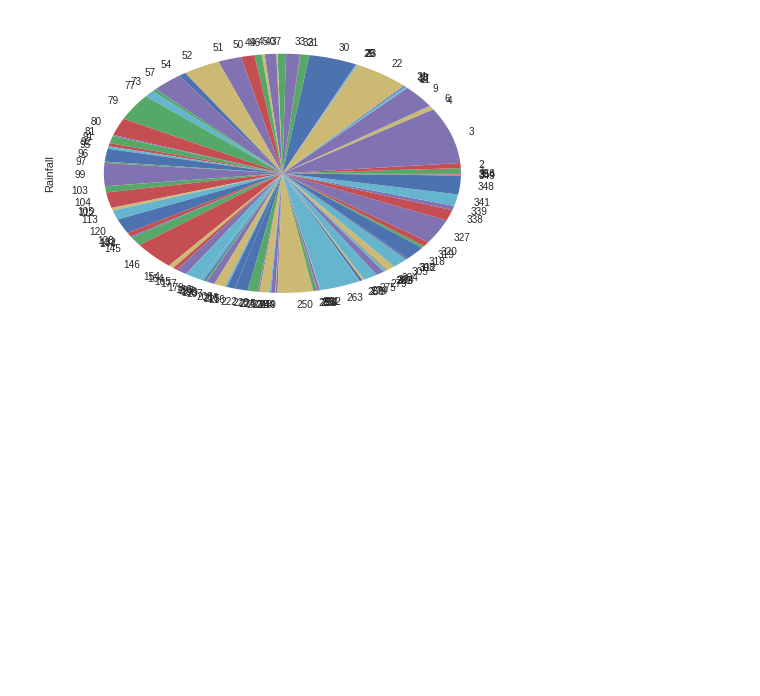
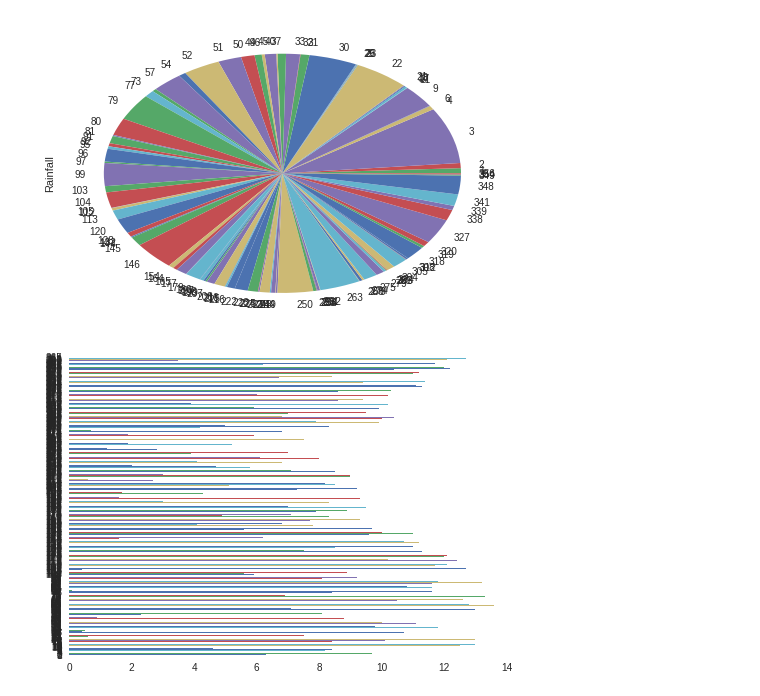
Before and after one commit to harjeevansingh/ML_ON1Acadview, a Jupyter notebook: assignment_6.ipynb, the cells around one changed output. Drawn from its saved outputs; the diff is of its cells as text; code cells hidden in the pictures; blank space fills up the shorter version.

```diff
--- a/assignment_6.ipynb
+++ b/assignment_6.ipynb
@@ -138,3 +138,8 @@ df['Rainfall'].plot(kind='pie')
 sns.despine()
 # %% [output]
 [figure]
+# %%
+df['Sunshine'].plot(kind='barh')
+sns.despine()
+# %% [output]
+[figure, added]
```
Also changed, not shown: parts of 3 cells of this notebook.
